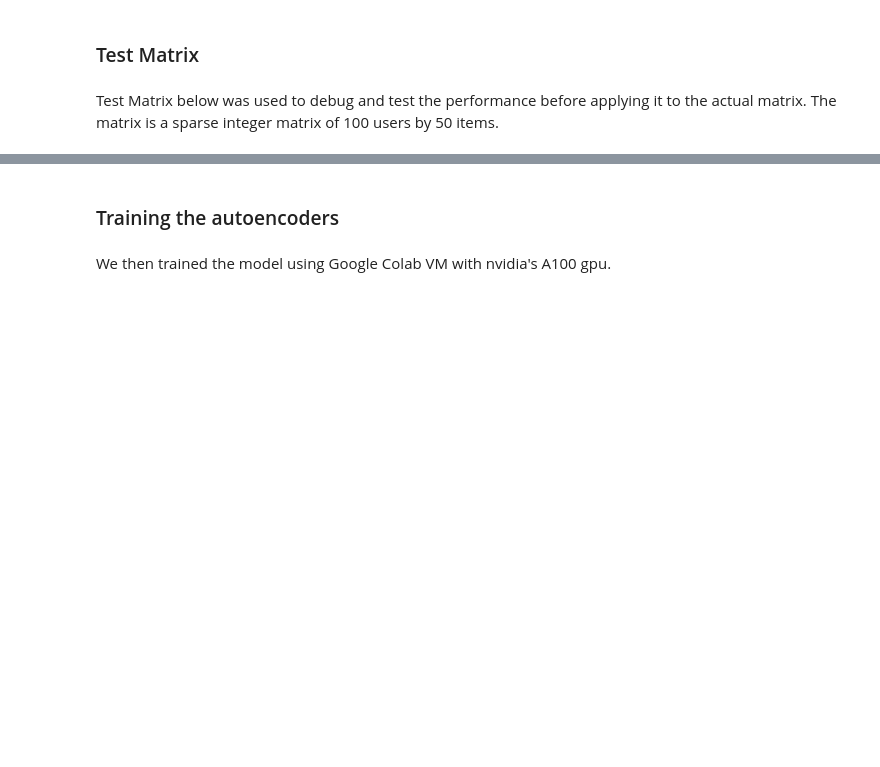
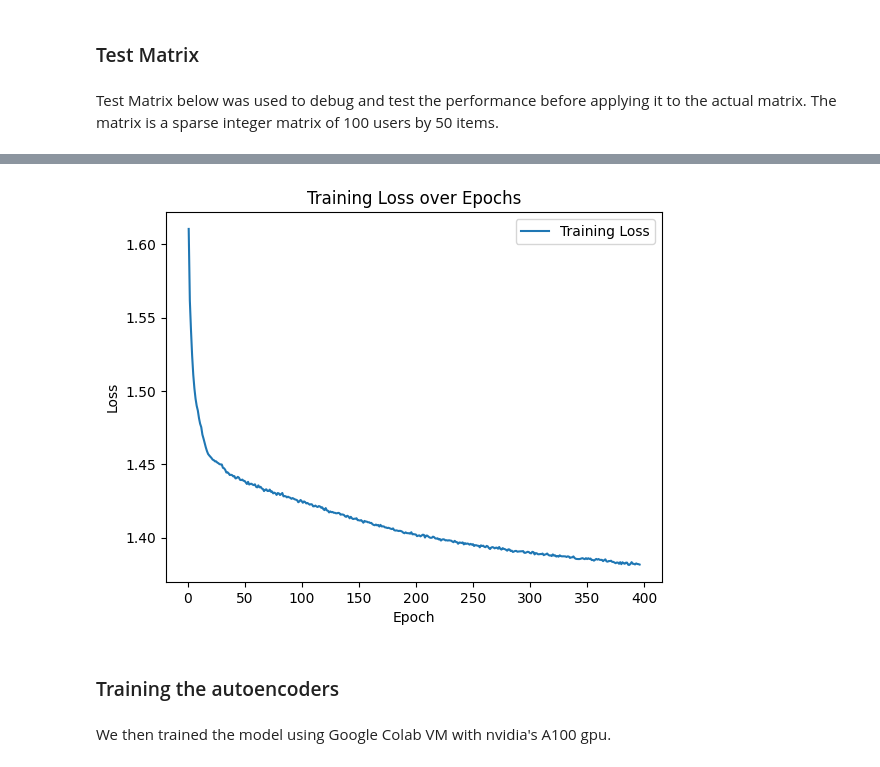
Before and after one commit to jinks145/pj_fireteam-108c, a Jupyter notebook: autoencoder.ipynb, the cells around one changed output, grey strips where cells are left out. Drawn from its saved outputs; the diff is of its cells as text; code cells hidden in the pictures; blank space fills up the shorter version.

```diff
--- a/autoencoder.ipynb
+++ b/autoencoder.ipynb
@@ -141,0 +92,9 @@ KeyboardInterrupt:
+# %%
+coo = coo_matrix(interaction_matrix, (num_users, num_items))
+dense_matrix = torch.tensor(coo.toarray(), dtype=torch.float32).to(device)
+dataset = TensorDataset(dense_matrix)
+bottleneck_size = 32
+batch_size = 128
+train_loader = DataLoader(dataset, batch_size=batch_size, shuffle=True)
+# %%
+model = AutoEncoder(num_items, bottleneck_size, device=device).to(device)
@@ -141,0 +103,12 @@ KeyboardInterrupt:
+# %%
+# Train the model
+epochs, epoch_losses = model.fit(train_loader, n_epochs=1000, lr=0.001, patience=10)
+
+# Plot the training loss over epochs
+plt.plot(epochs, epoch_losses, label='Training Loss')
+plt.xlabel('Epoch')
+plt.ylabel('Loss')
+plt.title('Training Loss over Epochs')
+plt.legend()
+plt.show()
+# %% [output]
@@ -142,3 +132,4 @@ KeyboardInterrupt:
+[figure, added]
 # %% [markdown]
 ### Training the autoencoders
 # %% [markdown]
```
Also changed, not shown: parts of 8 cells of this notebook, 2 other files.
